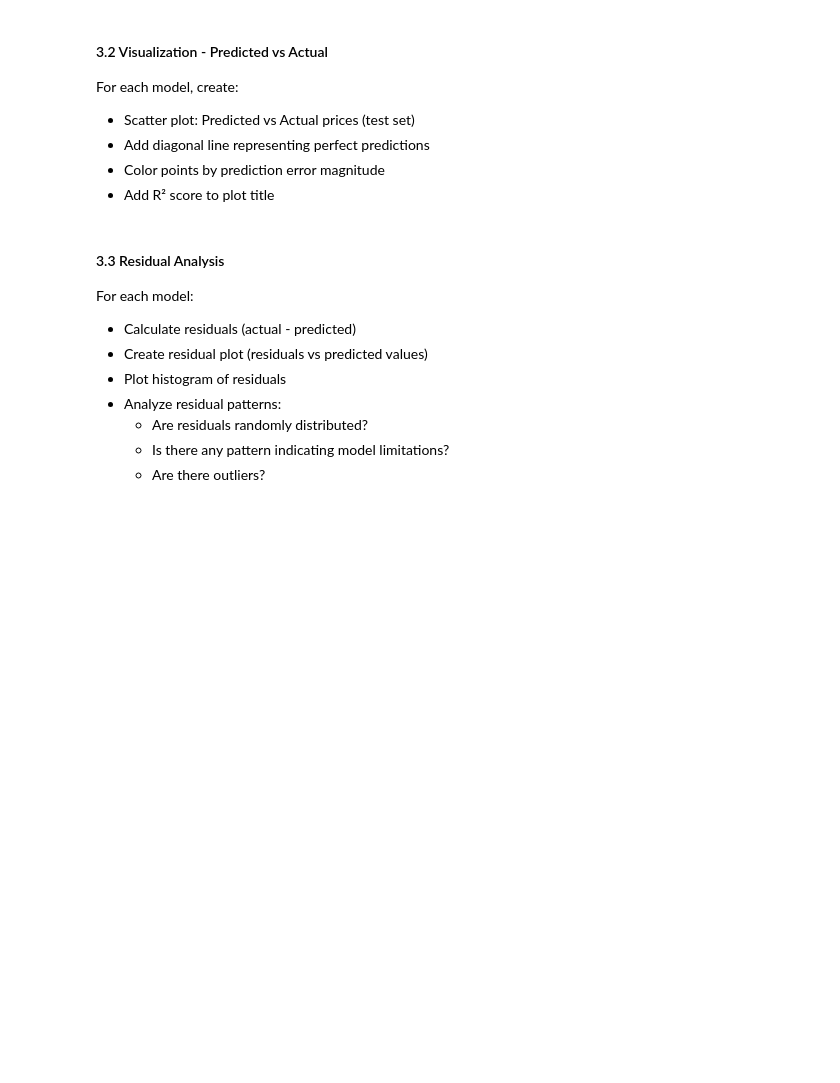
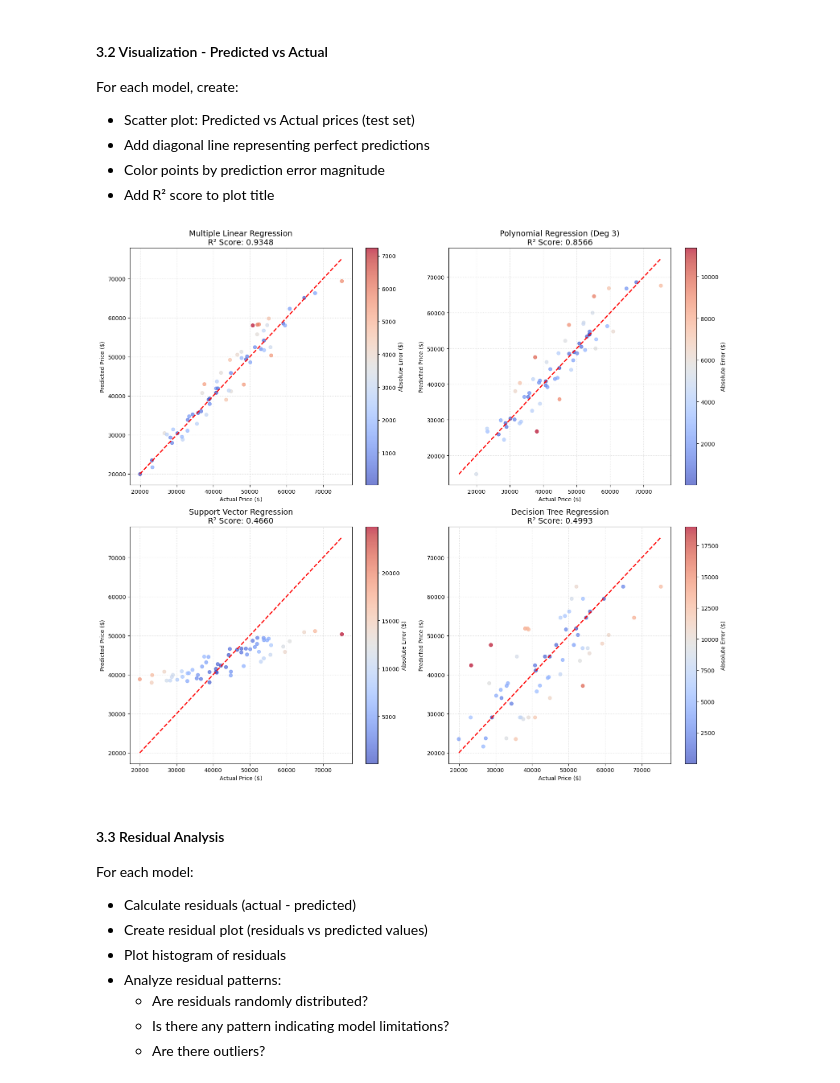
Before and after one commit to Ezerioha-ifeanyi/Week-15-Take-Home, a Jupyter notebook: Take Home.ipynb, the cells around one changed output. Drawn from its saved outputs; the diff is of its cells as text; code cells hidden in the pictures; blank space fills up the shorter version.

```diff
--- a/Take Home.ipynb
+++ b/Take Home.ipynb
@@ -2217,6 +2764,49 @@ For each model, create:
 - Add diagonal line representing perfect predictions
 - Color points by prediction error magnitude
 - Add R² score to plot title
+# %%
+# import the visualization libraries
+import matplotlib.pyplot as plt
+import seaborn as sns
+
+# Define the models and their respective test predictions
+
+model_predictions = [
+    ('Multiple Linear Regression', y_pred_test_lr, r2_test_lr),
+    ('Polynomial Regression (Deg 3)', y_pred_test_poly, best_poly_r2),
+    ('Support Vector Regression', y_pred_test_svr, best_svr_r2),
+    ('Decision Tree Regression', y_pred_best_dt, best_dt_r2)
+]
+
+# Set up the figure canvas with 2 rows and 2 columns
+fig, axes = plt.subplots(2, 2, figsize=(16, 14))
+axes = axes.flatten()
+
+for i, (name, y_pred, r2) in enumerate(model_predictions):
+    # Calculate the error magnitude for coloring
+    error = np.abs(y_test - y_pred)
+
+    # Create the scatter plot
+    scatter = axes[i].scatter(y_test, y_pred, c=error, cmap='coolwarm', alpha=0.7)
+
+    # Add diagonal line to represent perfect predictions
+    min_val = min(y_test.min(), y_pred.min())
+    max_val = max(y_test.max(), y_pred.max())
+    axes[i].plot([min_val, max_val], [min_val, max_val], 'r--', lw=2, label='Perfect Prediction')
+
+    # Formatting
+    axes[i].set_title(f'{name}\nR² Score: {r2:.4f}', fontsize=14)
+    axes[i].set_xlabel('Actual Price ($)')
+    axes[i].set_ylabel('Predicted Price ($)')
+    axes[i].grid(True, linestyle=':', alpha=0.6)
+
+    # Add colorbar to each subplot to show error magnitude
+    plt.colorbar(scatter, ax=axes[i], label='Absolute Error ($)')
+
+plt.tight_layout()
+plt.show()
+# %% [output]
+[figure, added]
 # %% [markdown]
 #### 3.3 Residual Analysis
 For each model:
```
Also changed, not shown: parts of 51 cells of this notebook.
